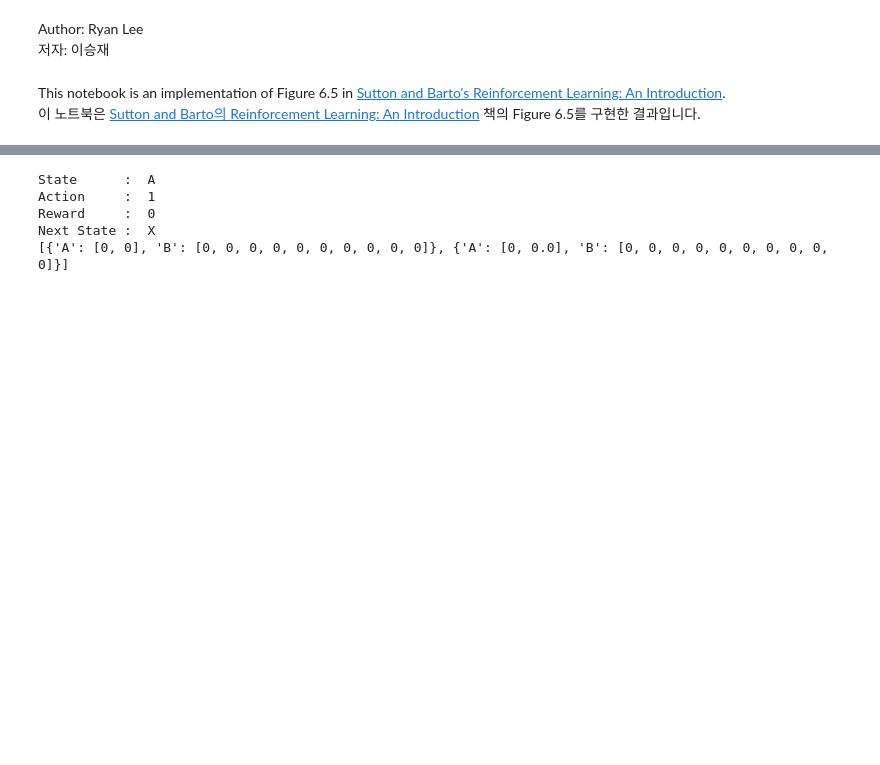
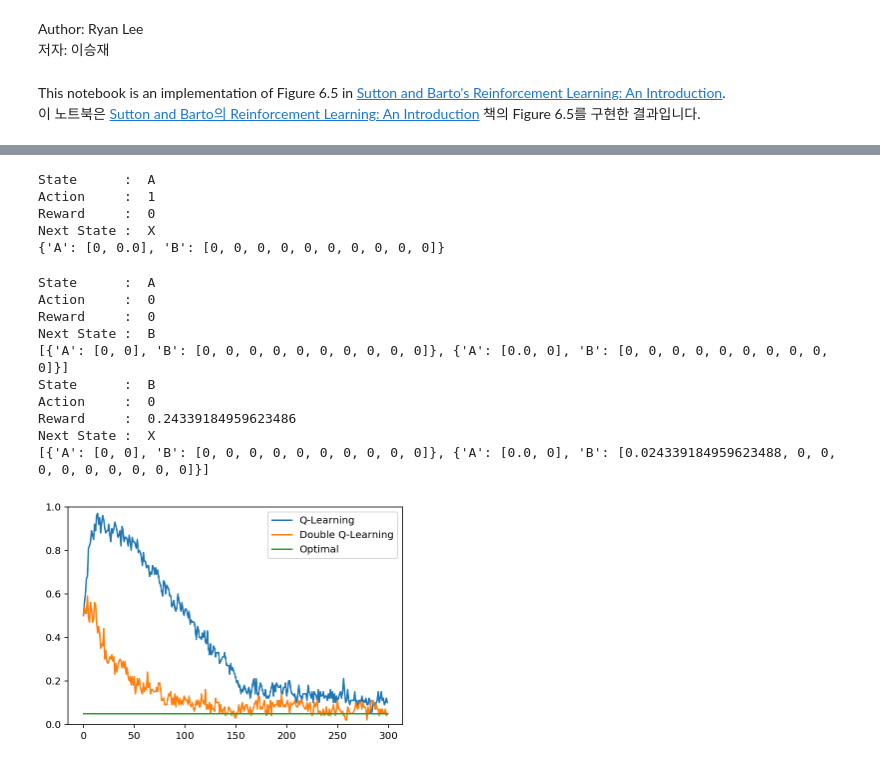
Before and after one commit to seungjaeryanlee/sutton-barto-notebooks, a Jupyter notebook: double_q_learning_v2.ipynb, the cells around one changed output, grey strips where cells are left out. Cells and saved outputs as stored; diff of their text form; code cells hidden in the pictures; blank space fills up the shorter version.

```diff
--- a/double_q_learning_v2.ipynb
+++ b/double_q_learning_v2.ipynb
@@ -172,21 +172,10 @@ def run_episode(Agent):
     """
     env = Environment()
     agent = Agent(env)
+    state = env.reset()
 
-    state = env.reset()
-    action = agent.get_action(state)
-    next_state, reward, done = env.step(action)
-
-    print('State      : ', state)
-    print('Action     : ', action)
-    print('Reward     : ', reward)
-    print('Next State : ', next_state)
-
-    agent.update_q(state, action, reward, next_state, done)
-    print(agent.q_table)
-
-    if not done:
-        state = next_state
+    done = False
+    while not done:
         action = agent.get_action(state)
         next_state, reward, done = env.step(action)
 
@@ -197,14 +186,29 @@ def run_episode(Agent):
 
         agent.update_q(state, action, reward, next_state, done)
         print(agent.q_table)
+
+        state = next_state
+# %%
+run_episode(QLearningAgent)
+# %% [output]
+State      :  A
+Action     :  1
+Reward     :  0
+Next State :  X
+{'A': [0, 0.0], 'B': [0, 0, 0, 0, 0, 0, 0, 0, 0, 0]}
 # %%
 run_episode(DoubleQLearningAgent)
 # %% [output]
 State      :  A
-Action     :  1
+Action     :  0
 Reward     :  0
+Next State :  B
+[{'A': [0, 0], 'B': [0, 0, 0, 0, 0, 0, 0, 0, 0, 0]}, {'A': [0.0, 0], 'B': [0, 0, 0, 0, 0, 0, 0, 0, 0, 0]}]
+State      :  B
+Action     :  0
+Reward     :  0.24339184959623486
 Next State :  X
-[{'A': [0, 0], 'B': [0, 0, 0, 0, 0, 0, 0, 0, 0, 0]}, {'A': [0, 0.0], 'B': [0, 0, 0, 0, 0, 0, 0, 0, 0, 0]}]
+[{'A': [0, 0], 'B': [0, 0, 0, 0, 0, 0, 0, 0, 0, 0]}, {'A': [0.0, 0], 'B': [0.024339184959623488, 0, 0, 0, 0, 0, 0, 0, 0, 0]}]
 # %%
 def run_trials(n_trials, n_episodes, Agent, Environment):
     """
@@ -220,36 +224,37 @@ def run_trials(n_trials, n_episodes, Agent, Environment):
         agent = Agent(env)
         for episode_i in range(n_episodes):
             state = env.reset()
-            action = agent.get_action(state)
-            next_state, reward, done = env.step(action)
-            agent.update_q(state, action, reward, next_state, done)
-            state = next_state
 
-            if action == Action.LEFT:
-                left_selected_per_episode[episode_i] += 1
-
-            if not done:
+            done = False
+            while not done:
                 action = agent.get_action(state)
                 next_state, reward, done = env.step(action)
                 agent.update_q(state, action, reward, next_state, done)
+
+                if state == 'A' and action == Action.LEFT:
+                    left_selected_per_episode[episode_i] += 1
+
+                state = next_state
 
     # Calculate Percentage
     left_select_percentages = np.divide(left_selected_per_episode, n_trials)
     left_select_percentages[0] = 0.5
     return left_select_percentages
 # %%
-NUM_TRIALS = 10000 #트라이얼 횟수: 오래 걸리니 100, 1000정도 추천
+NUM_TRIALS = 100   #트라이얼 횟수: 오래 걸리니 100, 1000정도 추천
 NUM_EPISODES = 300 #트라이얼마다 행하는 에피소드 횟수
 
 p1 = run_trials(NUM_TRIALS, NUM_EPISODES, QLearningAgent, Environment)
 p2 = run_trials(NUM_TRIALS, NUM_EPISODES, DoubleQLearningAgent, Environment)
 
 plt.ylim(0, 1)
 plt.plot(range(NUM_EPISODES), p1)
 plt.plot(range(NUM_EPISODES), p2)
 plt.plot(range(NUM_EPISODES), [DoubleQLearningAgent.epsilon / 2] * NUM_EPISODES)
 plt.legend(['Q-Learning', 'Double Q-Learning', 'Optimal'])
 # plt.savefig('result.png')
 plt.show()
+# %% [output]
+[figure, added]
 # %%
 import tkinter as tk
```
Also changed, not shown: parts of 2 cells of this notebook.
